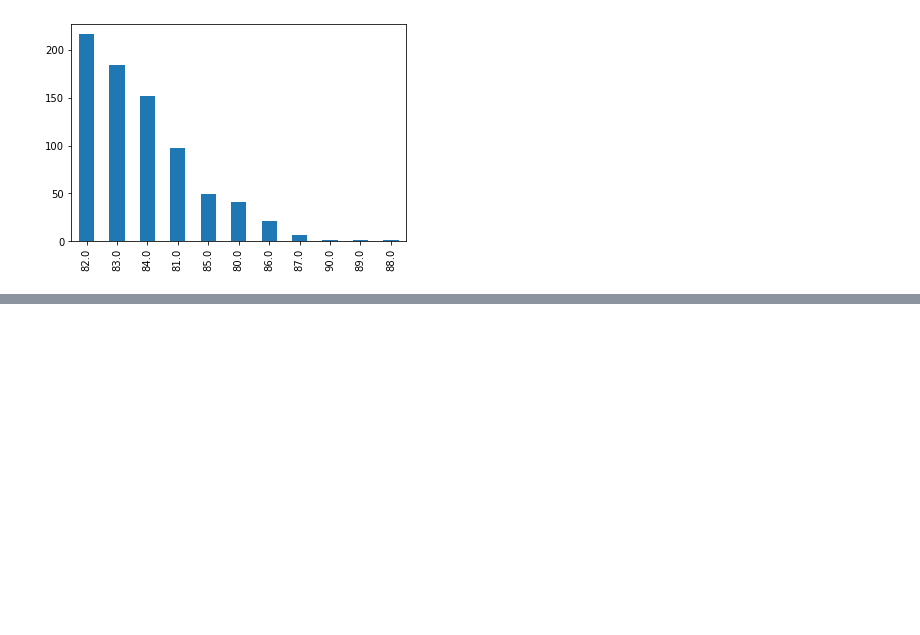
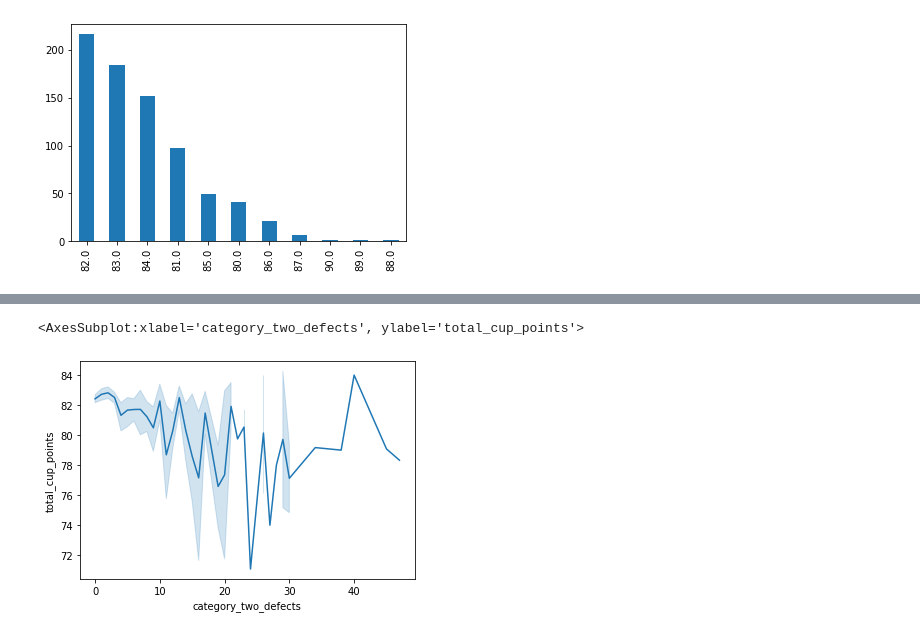
Before and after one commit to sleepypioneer/coffee-quality, a Jupyter notebook: analysis/notebooks/data_exploration.ipynb, the cells around one changed output, grey strips where cells are left out. Cells and saved outputs as stored; diff of their text form; code cells hidden in the pictures; blank space fills up the shorter version.

```diff
--- a/analysis/notebooks/data_exploration.ipynb
+++ b/analysis/notebooks/data_exploration.ipynb
@@ -59,4 +43,4 @@ quality_features = ['aroma', 'flavor', 'aftertaste', 'acidity',
 # %%
-green_analysis = ['moisture',
-       'category_one_defects', 'quakers', 'color', 'category_two_defects']
+green_features = ["moisture", "moisture", "category_one_defects", "quakers",
+        "color", "category_two_defects"]
 # %%
@@ -214,0 +195,4 @@ df[df["total_cup_points"] > 80]["total_cup_points"].round().value_counts().plot(
+# %%
+features = green_features + processing_features
+# %%
+df_train, df_val, df_test, y_train, y_val, y_test, df_full_train = split_data(df, features)
@@ -214,0 +289,5 @@ df[df["total_cup_points"] > 80]["total_cup_points"].round().value_counts().plot(
+# %%
+sns.lineplot(x=df_full_train["category_two_defects"], y=df_full_train["total_cup_points"])
+# %% [output]
+<AxesSubplot:xlabel='category_two_defects', ylabel='total_cup_points'>
+[figure, added]
```
Also changed, not shown: parts of 26 cells of this notebook, 5 other files.
